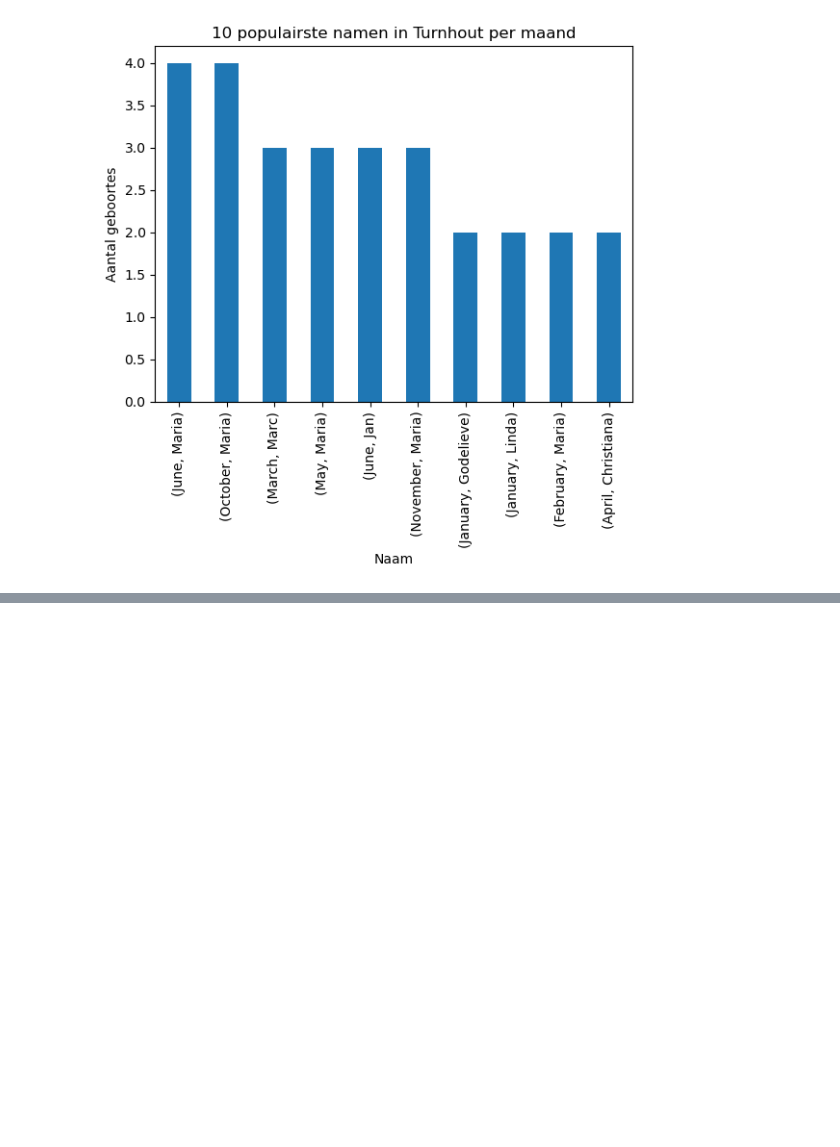
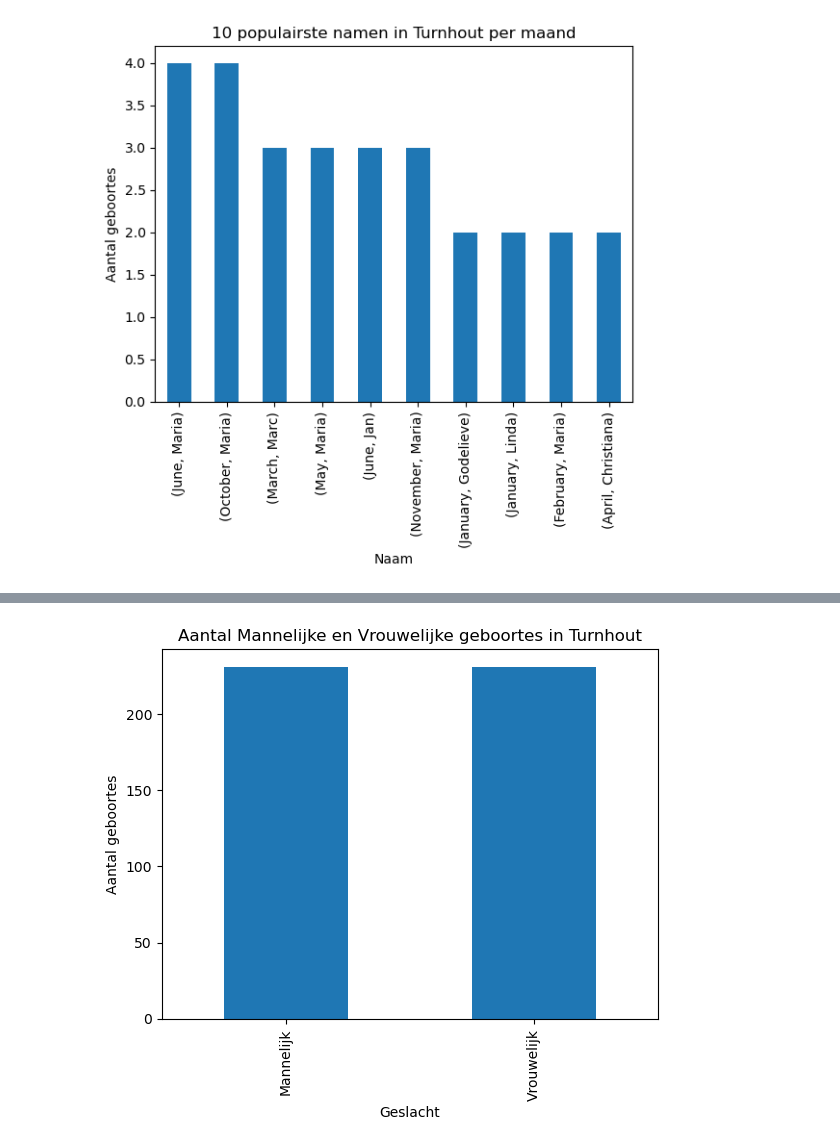
Before and after one commit to TinneCJM/DS_examen_Tinne_Mertens_deel2, a Jupyter notebook: notebooks/examen_prep.ipynb, the cells around one changed output, grey strips where cells are left out. Drawn from its saved outputs; the diff is of its cells as text; code cells hidden in the pictures; blank space fills up the shorter version.

```diff
--- a/notebooks/examen_prep.ipynb
+++ b/notebooks/examen_prep.ipynb
@@ -287,0 +364,24 @@ plot_populairste_namen_per_maand(geboortes, gemeente)
+# %%
+# aantal Mannelijke en Vrouwelijke geboortes per gemeente
+
+def geboortes_per_geslacht_per_gemeente(df):
+    geboortes_per_geslacht_per_gemeente = df.groupby(['gemeente','geslacht']).size()
+    return geboortes_per_geslacht_per_gemeente
+
+geboortes_per_geslacht_per_gemeente = geboortes_per_geslacht_per_gemeente(geboortes)
+geboortes_per_geslacht_per_gemeente
+
+# plot aantal Mannelijke en Vrouwelijke geboortes per gemeente
+
+def plot_geboortes_per_geslacht_per_gemeente(df, gemeente):
+    geboortes_per_geslacht_per_gemeente = df.loc[df['gemeente'] == gemeente].groupby('geslacht').size()
+    geboortes_per_geslacht_per_gemeente.plot(kind='bar')
+    plt.title(f'Aantal Mannelijke en Vrouwelijke geboortes in {gemeente}')
+    plt.ylabel('Aantal geboortes')
+    plt.xlabel('Geslacht')
+    plt.show()
+
+gemeente = 'Turnhout'
+plot_geboortes_per_geslacht_per_gemeente(geboortes, gemeente)
+# %% [output]
+[figure, added]
```
Also changed, not shown: parts of 4 cells of this notebook.
